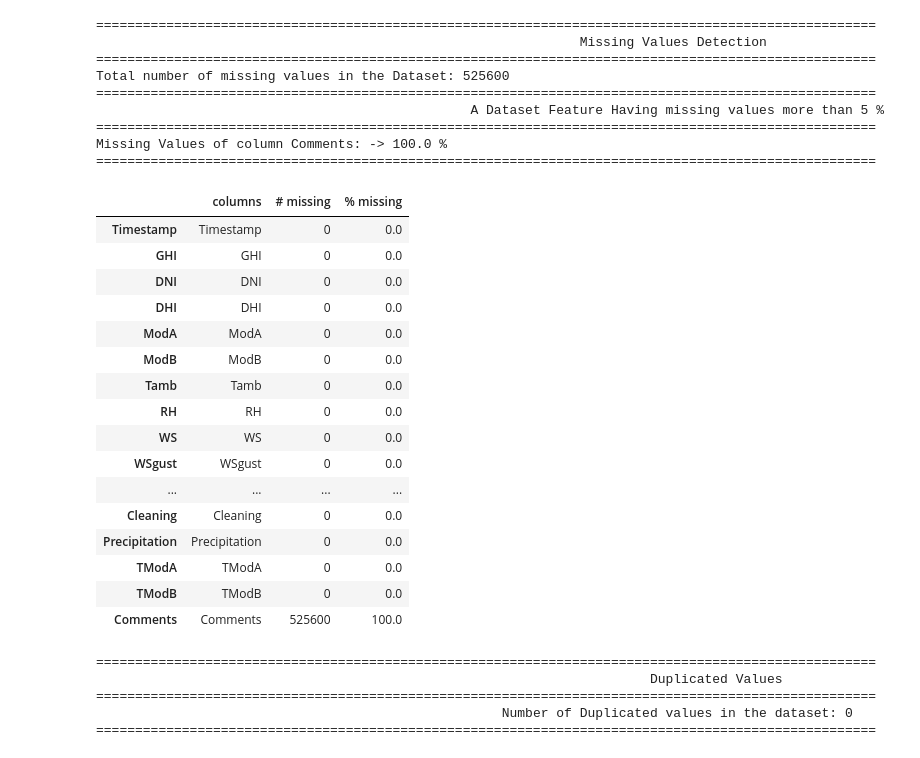
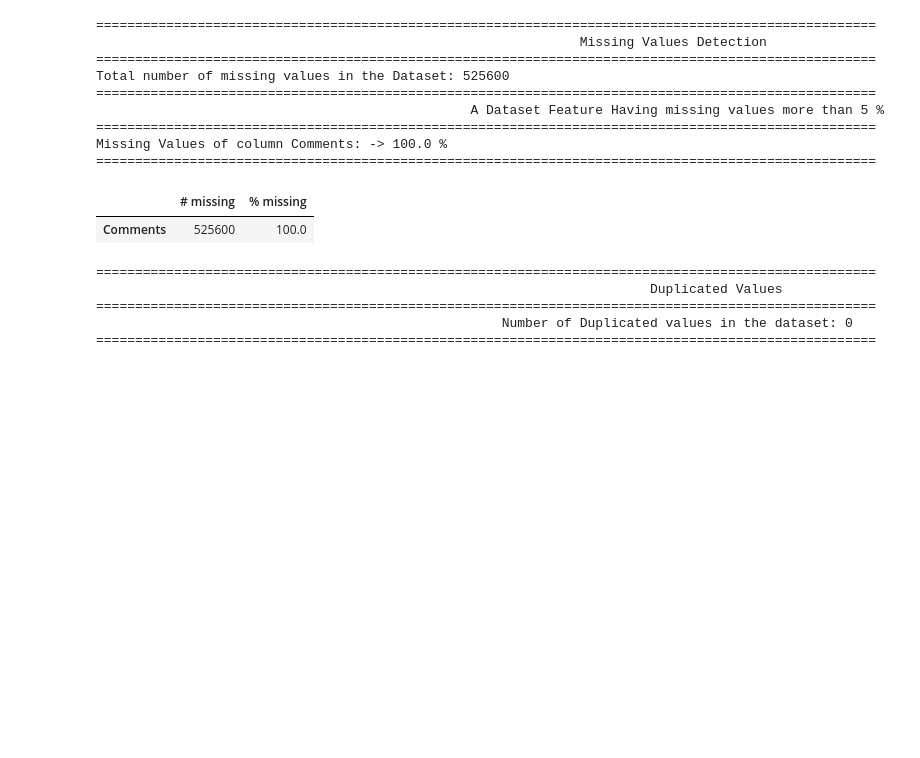
Before and after one commit to Jonepeter/solar-challenge-week1, a Jupyter notebook: notebooks/sierraleone_eda.ipynb, the cells around one changed output. Drawn from its saved outputs; the diff is of its cells as text; code cells hidden in the pictures; blank space fills up the shorter version.

Commit message:
Sierraleone: Data profiling and eda analysis full commit

```diff
--- a/notebooks/sierraleone_eda.ipynb
+++ b/notebooks/sierraleone_eda.ipynb
@@ -126,29 +127,17 @@ Total number of missing values in the Dataset: 525600
 Missing Values of column Comments: -> 100.0 %
 ====================================================================================================
 # %%
-# Number of missing values for each features
+# Feature contain missing values contain missing values more than 5%
 no_missing = pd.DataFrame({
-    'columns':sierraleone_data.columns,
     '# missing': sierraleone_data.isna().sum(),
-    '% missing': sierraleone_data.isna().mean()*100
+    '% missing': sierraleone_data.isna().mean() * 100
 })
-no_missing
+
+# Filter for columns with more than 5% missing values
+no_missing_over_5 = no_missing[no_missing['% missing'] > 5]
+
+no_missing_over_5
 # %% [output]
-|  | columns | # missing | % missing |
-| Timestamp | Timestamp | 0 | 0.0 |
-| GHI | GHI | 0 | 0.0 |
-| DNI | DNI | 0 | 0.0 |
-| DHI | DHI | 0 | 0.0 |
-| ModA | ModA | 0 | 0.0 |
-| ModB | ModB | 0 | 0.0 |
-| Tamb | Tamb | 0 | 0.0 |
-| RH | RH | 0 | 0.0 |
-| WS | WS | 0 | 0.0 |
-| WSgust | WSgust | 0 | 0.0 |
-| ... | ... | ... | ... |
-| Cleaning | Cleaning | 0 | 0.0 |
-| Precipitation | Precipitation | 0 | 0.0 |
-| TModA | TModA | 0 | 0.0 |
-| TModB | TModB | 0 | 0.0 |
-| Comments | Comments | 525600 | 100.0 |
+|  | # missing | % missing |
+| Comments | 525600 | 100.0 |
 # %%
```
Also changed, not shown: parts of 40 cells of this notebook.
